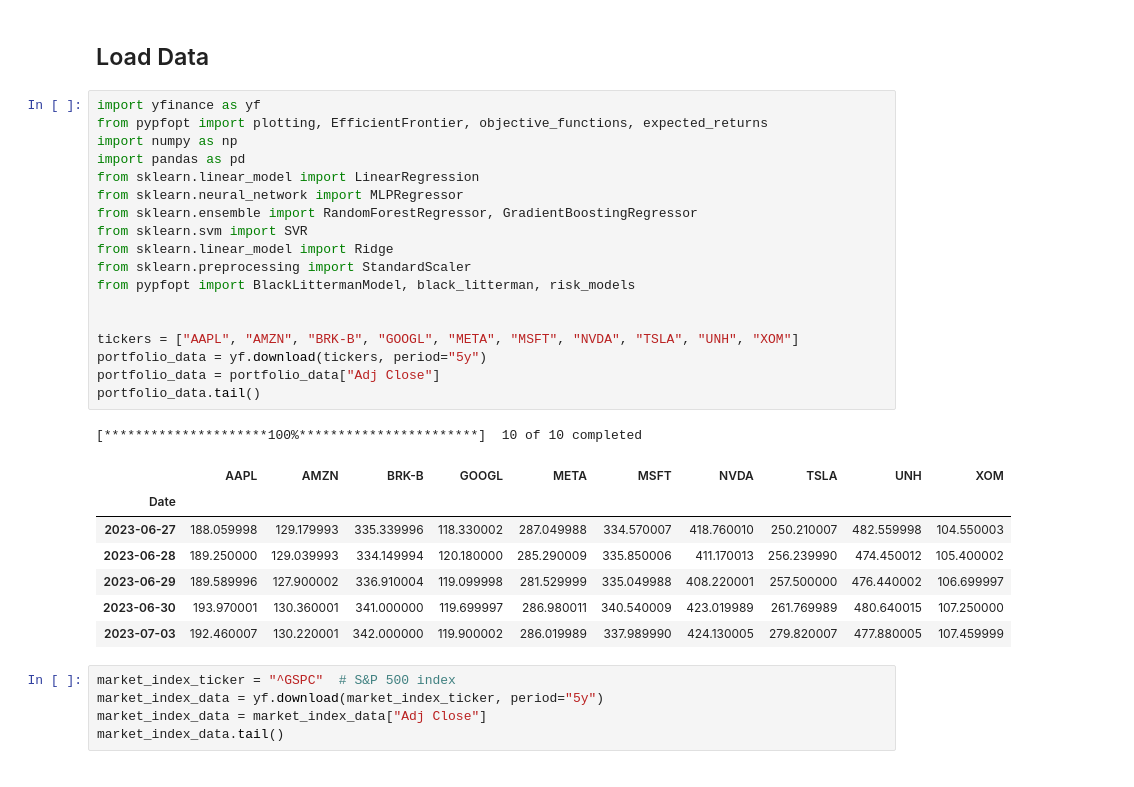
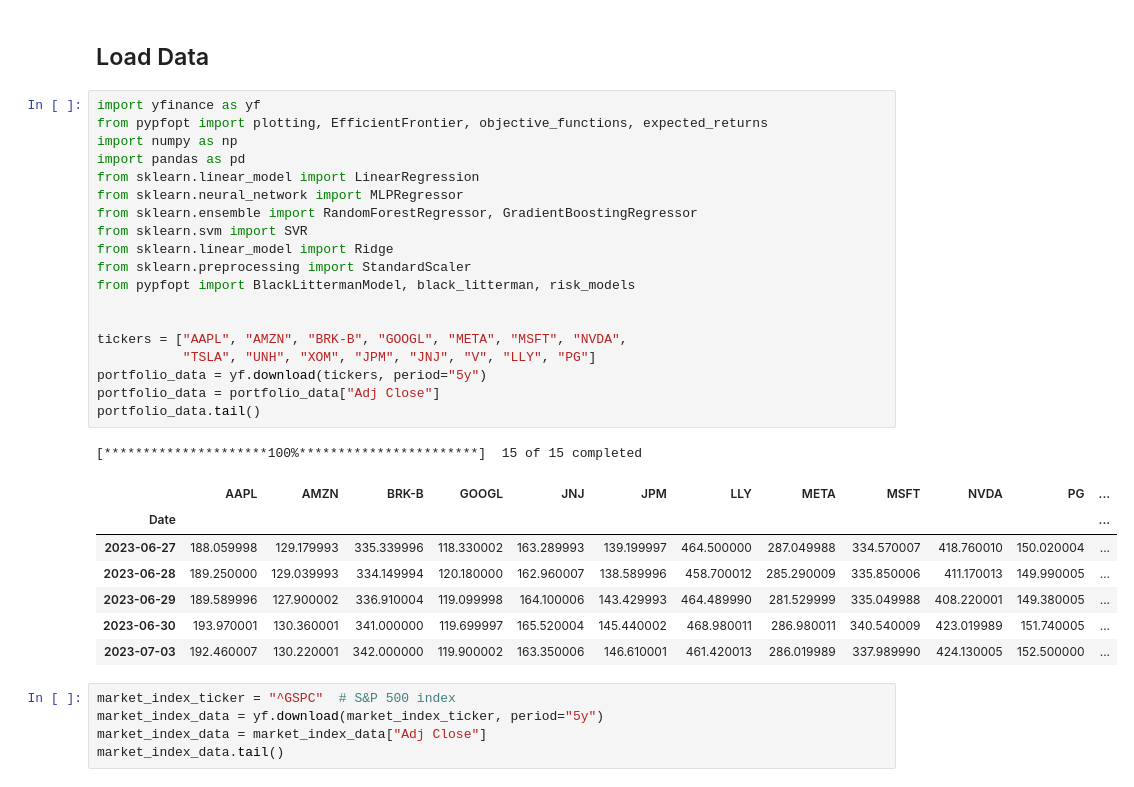
Before and after one commit to numankh/MLFinanceFinalProject, a Jupyter notebook: FinalProject.ipynb, the cells around one changed output. Saved outputs shown, nothing was run; the diff lists cells and outputs as text.

```diff
--- a/FinalProject.ipynb
+++ b/FinalProject.ipynb
@@ -5,30 +5,31 @@
 # %%
 import yfinance as yf
 from pypfopt import plotting, EfficientFrontier, objective_functions, expected_returns
 import numpy as np
 import pandas as pd
 from sklearn.linear_model import LinearRegression
 from sklearn.neural_network import MLPRegressor
 from sklearn.ensemble import RandomForestRegressor, GradientBoostingRegressor
 from sklearn.svm import SVR
 from sklearn.linear_model import Ridge
 from sklearn.preprocessing import StandardScaler
 from pypfopt import BlackLittermanModel, black_litterman, risk_models
 
 
-tickers = ["AAPL", "AMZN", "BRK-B", "GOOGL", "META", "MSFT", "NVDA", "TSLA", "UNH", "XOM"]
+tickers = ["AAPL", "AMZN", "BRK-B", "GOOGL", "META", "MSFT", "NVDA",
+           "TSLA", "UNH", "XOM", "JPM", "JNJ", "V", "LLY", "PG"]
 portfolio_data = yf.download(tickers, period="5y")
 portfolio_data = portfolio_data["Adj Close"]
 portfolio_data.tail()
 # %% [output]
-[*********************100%***********************]  10 of 10 completed
+[*********************100%***********************]  15 of 15 completed
-|  | AAPL | AMZN | BRK-B | GOOGL | META | MSFT | NVDA | TSLA | UNH | XOM |
-| Date |  |  |  |  |  |  |  |  |  |  |
-| 2023-06-27 | 188.059998 | 129.179993 | 335.339996 | 118.330002 | 287.049988 | 334.570007 | 418.760010 | 250.210007 | 482.559998 | 104.550003 |
-| 2023-06-28 | 189.250000 | 129.039993 | 334.149994 | 120.180000 | 285.290009 | 335.850006 | 411.170013 | 256.239990 | 474.450012 | 105.400002 |
-| 2023-06-29 | 189.589996 | 127.900002 | 336.910004 | 119.099998 | 281.529999 | 335.049988 | 408.220001 | 257.500000 | 476.440002 | 106.699997 |
-| 2023-06-30 | 193.970001 | 130.360001 | 341.000000 | 119.699997 | 286.980011 | 340.540009 | 423.019989 | 261.769989 | 480.640015 | 107.250000 |
-| 2023-07-03 | 192.460007 | 130.220001 | 342.000000 | 119.900002 | 286.019989 | 337.989990 | 424.130005 | 279.820007 | 477.880005 | 107.459999 |
+|  | AAPL | AMZN | BRK-B | GOOGL | JNJ | JPM | LLY | META | MSFT | NVDA | PG | ... |
+| Date |  |  |  |  |  |  |  |  |  |  |  | ... |
+| 2023-06-27 | 188.059998 | 129.179993 | 335.339996 | 118.330002 | 163.289993 | 139.199997 | 464.500000 | 287.049988 | 334.570007 | 418.760010 | 150.020004 | ... |
+| 2023-06-28 | 189.250000 | 129.039993 | 334.149994 | 120.180000 | 162.960007 | 138.589996 | 458.700012 | 285.290009 | 335.850006 | 411.170013 | 149.990005 | ... |
+| 2023-06-29 | 189.589996 | 127.900002 | 336.910004 | 119.099998 | 164.100006 | 143.429993 | 464.489990 | 281.529999 | 335.049988 | 408.220001 | 149.380005 | ... |
+| 2023-06-30 | 193.970001 | 130.360001 | 341.000000 | 119.699997 | 165.520004 | 145.440002 | 468.980011 | 286.980011 | 340.540009 | 423.019989 | 151.740005 | ... |
+| 2023-07-03 | 192.460007 | 130.220001 | 342.000000 | 119.900002 | 163.350006 | 146.610001 | 461.420013 | 286.019989 | 337.989990 | 424.130005 | 152.500000 | ... |
 # %%
 market_index_ticker = "^GSPC"  # S&P 500 index
 market_index_data = yf.download(market_index_ticker, period="5y")
```
Also changed, not shown: parts of 4 cells of this notebook.
